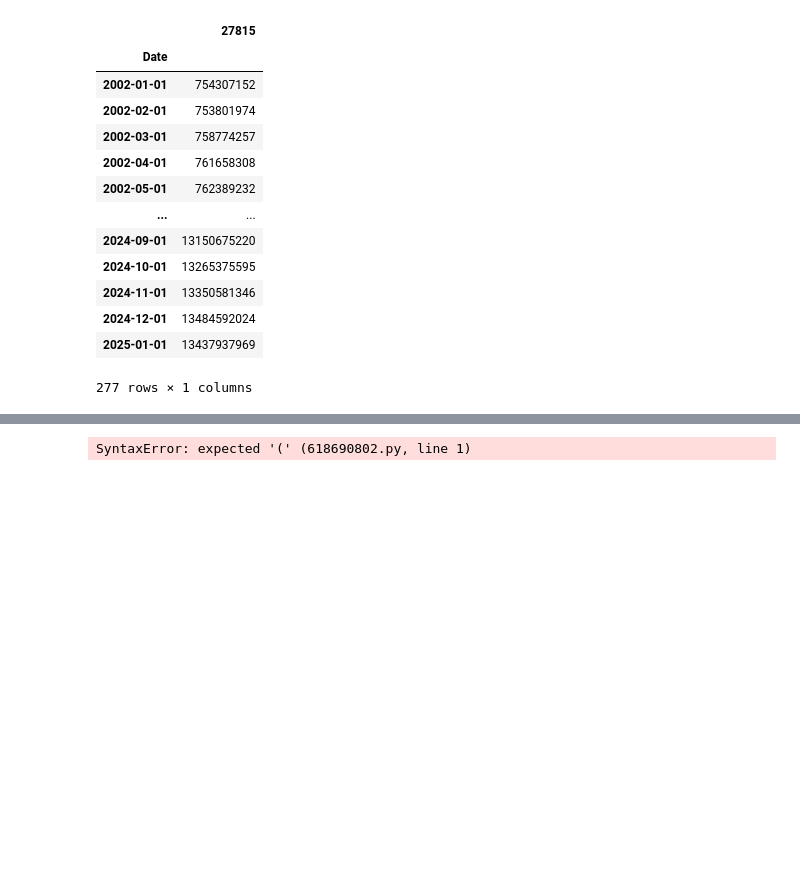
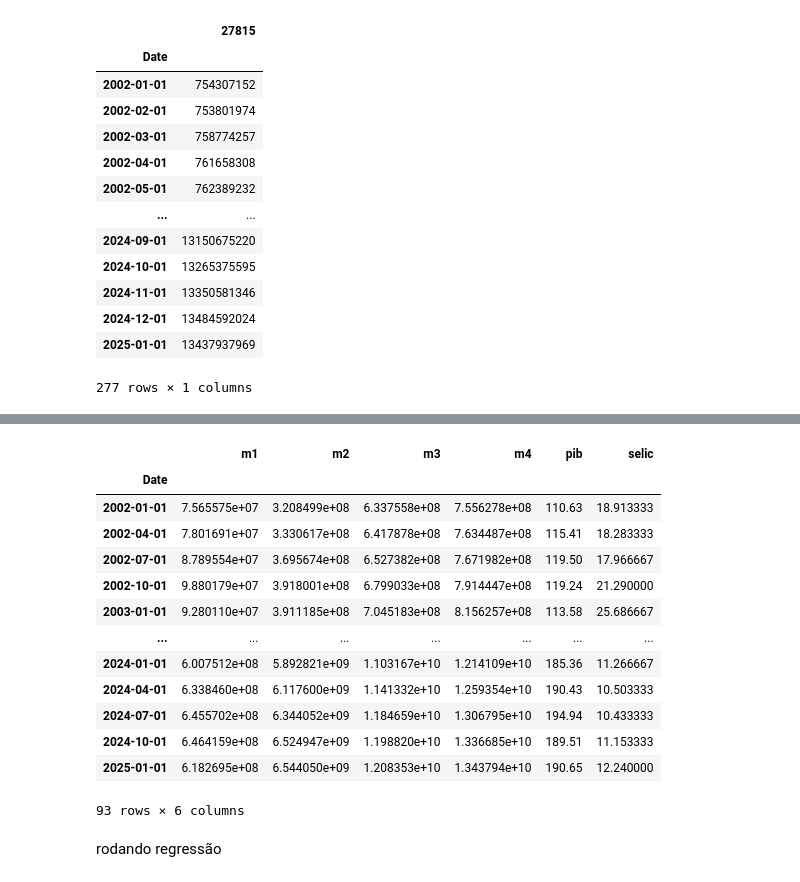
Before and after one commit to iagonmic/brazilian-monetary-aggregates-analysis, a Jupyter notebook: analysis.ipynb, the cells around one changed output, grey strips where cells are left out. Saved outputs shown, nothing was run; the diff lists cells and outputs as text; code cells hidden in the pictures; blank space fills up the shorter version.

Commit message:
Regressão iniciada

```diff
--- a/analysis.ipynb
+++ b/analysis.ipynb
@@ -115,0 +97,4 @@ m1.to_period("Q").to_timestamp("s")
+# %%
+# selic overnight
+selic = sgs.get(4189, "2002-01-01").loc['2002-01-01':'2025-01-01']
+selic = selic.resample('QE').mean().to_period("Q").to_timestamp("s")
@@ -116,5 +118,30 @@ m1.to_period("Q").to_timestamp("s")
+# %%
+df = pd.merge(m1, m2, left_index=True, right_index=True).merge(m3, left_index=True, right_index=True).merge(m4, left_index=True, right_index=True).merge(pib, left_index=True, right_index=True).merge(selic, left_index=True, right_index=True)
+df = df.rename(columns={'27791': 'm1','22099': 'pib', '4189': 'selic', '27810': 'm2', '27813': 'm3', '27815': 'm4'})
+# %%
+df
+# %% [output]
+|  | m1 | m2 | m3 | m4 | pib | selic |
+| Date |  |  |  |  |  |  |
+| 2002-01-01 | 7.565575e+07 | 3.208499e+08 | 6.337558e+08 | 7.556278e+08 | 110.63 | 18.913333 |
+| 2002-04-01 | 7.801691e+07 | 3.330617e+08 | 6.417878e+08 | 7.634487e+08 | 115.41 | 18.283333 |
+| 2002-07-01 | 8.789554e+07 | 3.695674e+08 | 6.527382e+08 | 7.671982e+08 | 119.50 | 17.966667 |
+| 2002-10-01 | 9.880179e+07 | 3.918001e+08 | 6.799033e+08 | 7.914447e+08 | 119.24 | 21.290000 |
+| 2003-01-01 | 9.280110e+07 | 3.911185e+08 | 7.045183e+08 | 8.156257e+08 | 113.58 | 25.686667 |
+| ... | ... | ... | ... | ... | ... | ... |
+| 2024-01-01 | 6.007512e+08 | 5.892821e+09 | 1.103167e+10 | 1.214109e+10 | 185.36 | 11.266667 |
+| 2024-04-01 | 6.338460e+08 | 6.117600e+09 | 1.141332e+10 | 1.259354e+10 | 190.43 | 10.503333 |
+| 2024-07-01 | 6.455702e+08 | 6.344052e+09 | 1.184659e+10 | 1.306795e+10 | 194.94 | 10.433333 |
+| 2024-10-01 | 6.464159e+08 | 6.524947e+09 | 1.198820e+10 | 1.336685e+10 | 189.51 | 11.153333 |
+| 2025-01-01 | 6.182695e+08 | 6.544050e+09 | 1.208353e+10 | 1.343794e+10 | 190.65 | 12.240000 |
+93 rows × 6 columns
+# %% [markdown]
+rodando regressão
 # %%
-
-def merge_pib_tax_rate
+from statsmodels.api import OLS, add_constant
+def run_model(df, target, features):
+    X = add_constant(df[features])
+    y = df[target]
+    model = OLS(y, X).fit()
+    display(model.summary())
+    return model
-# %% [output]
-SyntaxError: expected '(' (618690802.py, line 1)
```
Also changed, not shown: parts of 6 cells of this notebook.
